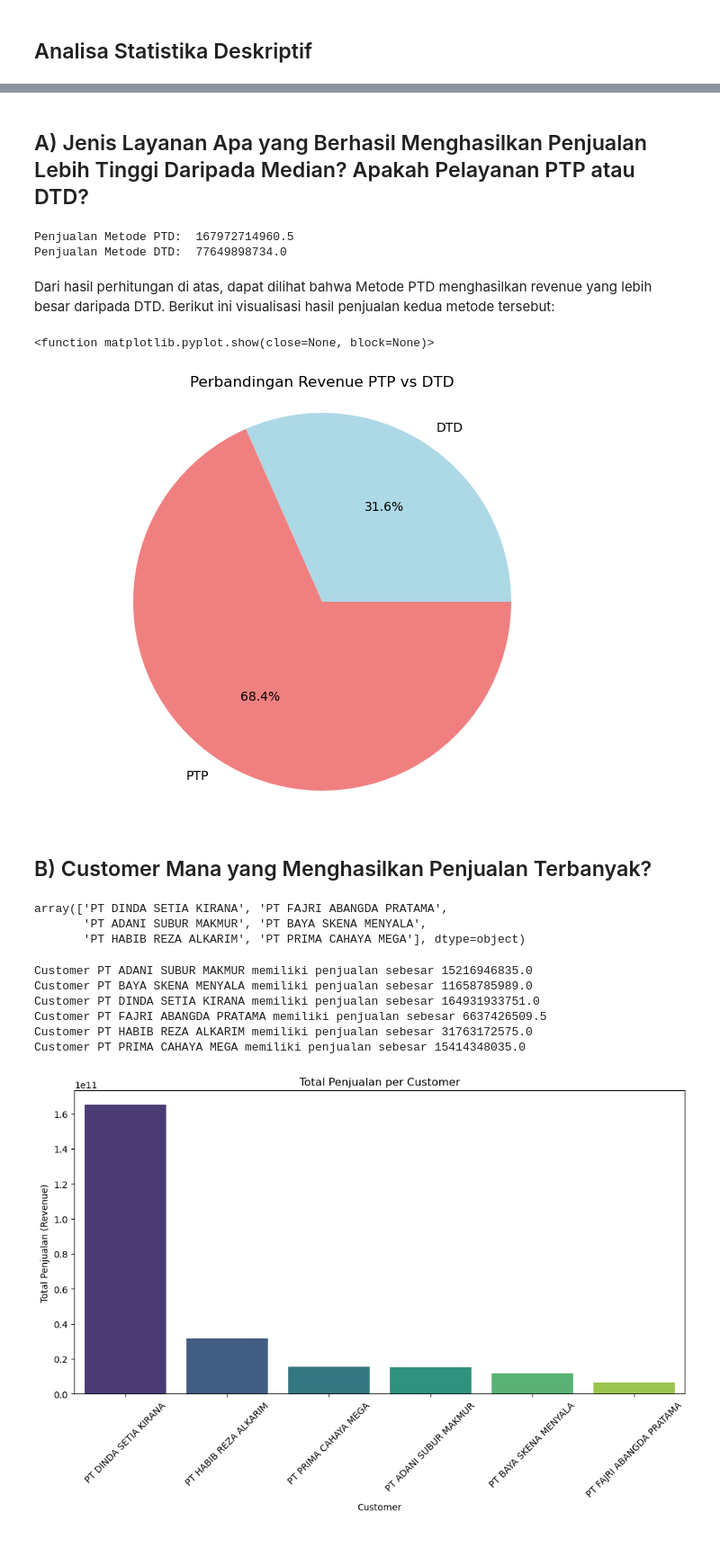
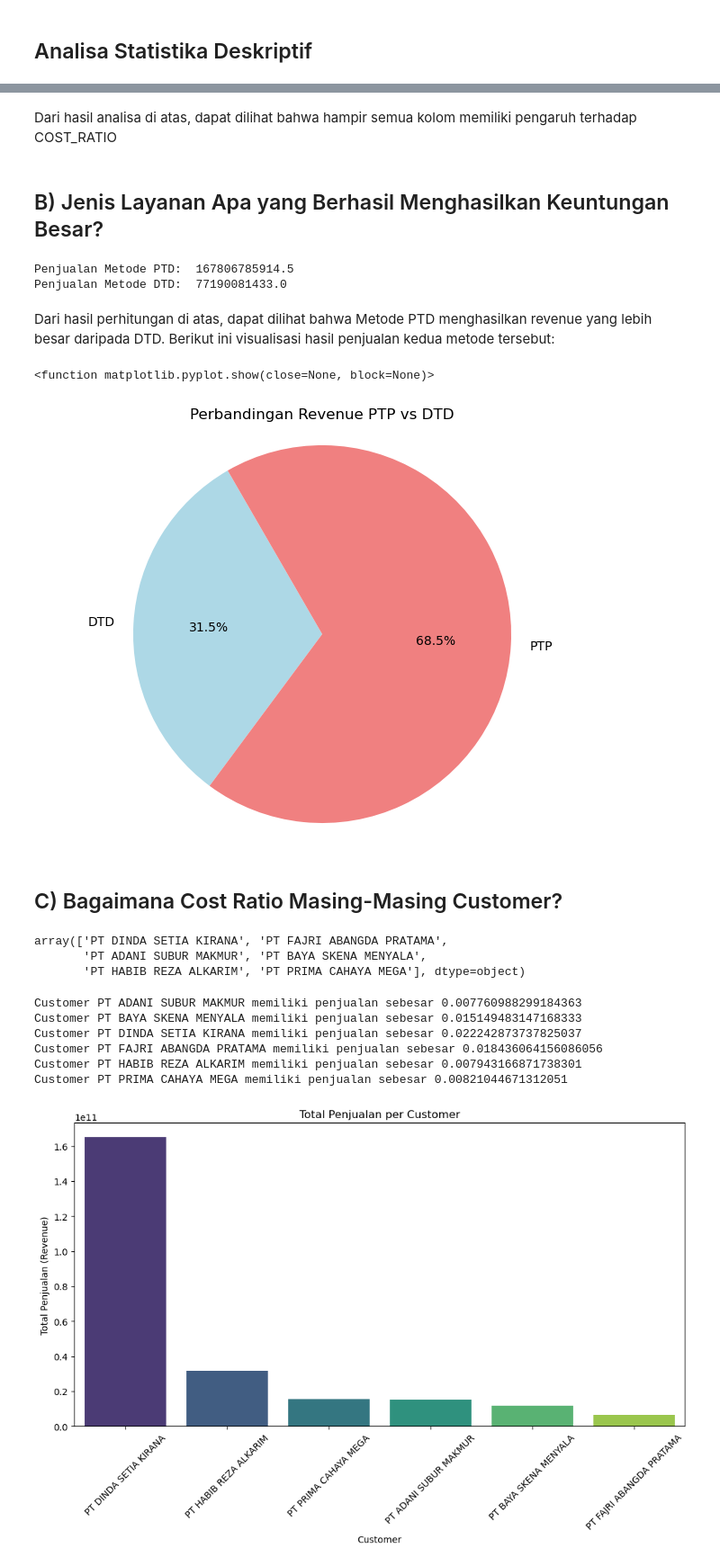
Before and after one commit to Dini15/MarketMetrics, a Jupyter notebook: dini_anggriyani_test.ipynb, the cells around one changed output, grey strips where cells are left out. Shown at 90% size. Drawn from its saved outputs; the diff is of its cells as text; code cells hidden in the pictures.

```diff
--- a/dini_anggriyani_test.ipynb
+++ b/dini_anggriyani_test.ipynb
@@ -311,0 +314,16 @@ df_clean
+# %%
+def calculate_total_cost(row):
+    if row['SERVICE'] == 'PTP':
+        return row['COST_A'] + row['COST_B']
+    else:
+        return row['COST_A'] + row['COST_B'] + row['COST_C']
+
+df_clean.loc[:,'TOTAL_COST'] = df_clean.apply(calculate_total_cost, axis=1)
+
+df_clean = df_clean[df_clean['WEIGHT'] >= 10]
+df_clean.loc[:, 'REVENUE'] = df_clean['WEIGHT'] * df_clean['PRICE']
+df_clean.loc[:, 'PROFIT'] = df_clean['REVENUE'] - df_clean['TOTAL_COST']
+df_clean.loc[:,'COST_RATIO'] = df_clean.apply(
+    lambda row: row['TOTAL_COST'] / row['REVENUE'] if row['REVENUE'] != 0 else 0,
+    axis=1)
+df_clean
@@ -411,16 +472,0 @@ for col in num_cols:
-# %%
-def calculate_total_cost(row):
-    if row['SERVICE'] == 'PTP':
-        return row['COST_A'] + row['COST_B']
-    else:
-        return row['COST_A'] + row['COST_B'] + row['COST_C']
-
-df_clean.loc[:,'TOTAL_COST'] = df_clean.apply(calculate_total_cost, axis=1)
-
-df_clean = df_clean[df_clean['WEIGHT'] >= 10]
-df_clean.loc[:, 'REVENUE'] = df_clean['WEIGHT'] * df_clean['PRICE']
-df_clean['PROFIT'] = df_clean['REVENUE'] - df_clean['TOTAL_COST']
-df_clean['COST_RATIO'] = df_clean.apply(
-    lambda row: row['TOTAL_COST'] / row['REVENUE'] if row['REVENUE'] != 0 else 0,
-    axis=1)
-df_clean
@@ -467,29 +602,31 @@ df_clean.describe().T
+# %% [markdown]
+Dari hasil analisa di atas, dapat dilihat bahwa hampir semua kolom memiliki pengaruh terhadap COST_RATIO
 # %% [markdown]
-## A) Jenis Layanan Apa yang Berhasil Menghasilkan Penjualan Lebih Tinggi Daripada Median? Apakah Pelayanan PTP atau DTD?
+## B) Jenis Layanan Apa yang Berhasil Menghasilkan Keuntungan Besar?
 # %%
-sales_ptd = df_clean.loc[df_clean['SERVICE'] == 'PTP', 'REVENUE'].sum()
-sales_dtd = df_clean.loc[df_clean['SERVICE'] == 'DTD', 'REVENUE'].sum()
+sales_ptd = df_clean.loc[df_clean['SERVICE'] == 'PTP', 'PROFIT'].sum()
+sales_dtd = df_clean.loc[df_clean['SERVICE'] == 'DTD', 'PROFIT'].sum()
 
 print(f'Penjualan Metode PTD: ', sales_ptd)
 print(f'Penjualan Metode DTD: ', sales_dtd)
 # %% [output]
-Penjualan Metode PTD:  167972714960.5
-Penjualan Metode DTD:  77649898734.0
+Penjualan Metode PTD:  167806785914.5
+Penjualan Metode DTD:  77190081433.0
 # %% [markdown]
 Dari hasil perhitungan di atas, dapat dilihat bahwa Metode PTD menghasilkan revenue yang lebih besar daripada DTD. Berikut ini visualisasi hasil penjualan kedua metode tersebut:
 # %%
-sales_data = df_clean.groupby('SERVICE')['REVENUE'].sum()
+sales_data = df_clean.groupby('SERVICE')['PROFIT'].sum()
 
 plt.figure(figsize=(8,6))
-plt.pie(sales_data, labels=sales_data.index, autopct='%1.1f%%', colors=['lightblue', 'lightcoral'], startangle=0)
+plt.pie(sales_data, labels=sales_data.index, autopct='%1.1f%%', colors=['lightblue', 'lightcoral'], startangle=120)
 plt.axis('equal')
 plt.title('Perbandingan Revenue PTP vs DTD')
 plt.show
 # %% [output]
 <function matplotlib.pyplot.show(close=None, block=None)>
-[figure, old version]
+[figure, new version]
-# %% [markdown]
-## B) Customer Mana yang Menghasilkan Penjualan Terbanyak?
+# %% [markdown]
+## C) Bagaimana Cost Ratio Masing-Masing Customer?
 # %%
 df_clean['CUSTOMER'].unique()
 # %% [output]
@@ -497,17 +634,17 @@ array(['PT DINDA SETIA KIRANA', 'PT FAJRI ABANGDA PRATAMA',
        'PT ADANI SUBUR MAKMUR', 'PT BAYA SKENA MENYALA',
        'PT HABIB REZA ALKARIM', 'PT PRIMA CAHAYA MEGA'], dtype=object)
 # %%
-customer_sales = df_clean.groupby('CUSTOMER')['REVENUE'].sum()
+customer_sales = df_clean.groupby('CUSTOMER')['COST_RATIO'].median()
 
 for customer, sales in customer_sales.items():
     print(f'Customer {customer} memiliki penjualan sebesar {sales}')
 # %% [output]
-Customer PT ADANI SUBUR MAKMUR memiliki penjualan sebesar 15216946835.0
-Customer PT BAYA SKENA MENYALA memiliki penjualan sebesar 11658785989.0
-Customer PT DINDA SETIA KIRANA memiliki penjualan sebesar 164931933751.0
-Customer PT FAJRI ABANGDA PRATAMA memiliki penjualan sebesar 6637426509.5
-Customer PT HABIB REZA ALKARIM memiliki penjualan sebesar 31763172575.0
-Customer PT PRIMA CAHAYA MEGA memiliki penjualan sebesar 15414348035.0
+Customer PT ADANI SUBUR MAKMUR memiliki penjualan sebesar 0.007760988299184363
+Customer PT BAYA SKENA MENYALA memiliki penjualan sebesar 0.015149483147168333
+Customer PT DINDA SETIA KIRANA memiliki penjualan sebesar 0.022242873737825037
+Customer PT FAJRI ABANGDA PRATAMA memiliki penjualan sebesar 0.018436064156086056
+Customer PT HABIB REZA ALKARIM memiliki penjualan sebesar 0.007943166871738301
+Customer PT PRIMA CAHAYA MEGA memiliki penjualan sebesar 0.00821044671312051
 # %%
 df_sales = df_clean.groupby('CUSTOMER', as_index=False)['REVENUE'].sum().sort_values(by='REVENUE', ascending=False)
 
```
Also changed, not shown: parts of 23 cells of this notebook.
